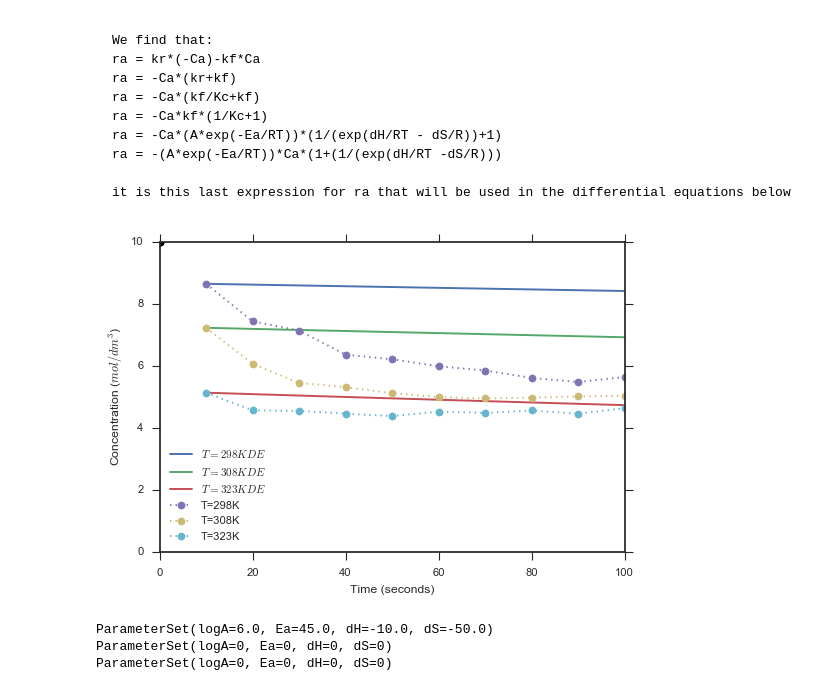
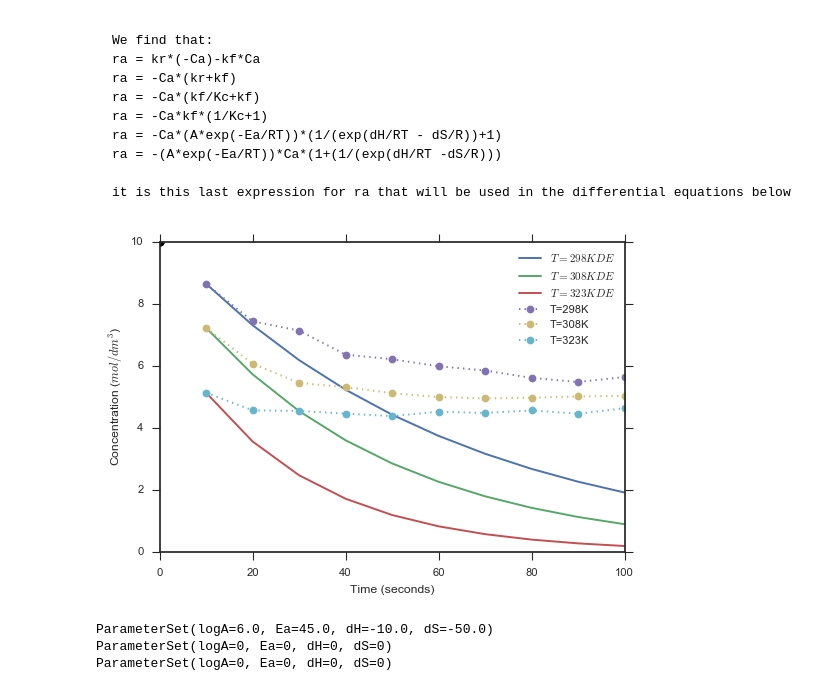
Before and after one commit to khalligan7/regression, a Jupyter notebook: FittingExercise.ipynb, the cells around one changed output. Cells and saved outputs as stored; diff of their text form; code cells hidden in the pictures.

```diff
--- a/FittingExercise.ipynb
+++ b/FittingExercise.ipynb
@@ -175,40 +175,40 @@ def dCvectordt(Cvector,t):
     Ca1,Ca2,Ca3 = Cvector
     A = exp(6.)
     Ea = 45.
-    dH = -10.
+    dH = -20.
     dS = -50.
     T1 = 298.15
     T2 = 308.15
     T3 = 323.15
     R = 8.315
     ra1 = -(A*exp((-1000*Ea)/(R*T1)))*Ca1*(1+(1/(exp(((dH*1000.)/(R*T1))-((dS/1000.)/R)))))
     ra2 = -(A*exp((-1000*Ea)/(R*T2)))*Ca2*(1+(1/(exp(((dH*1000.)/(R*T2))-((dS/1000.)/R)))))
     ra3 = -(A*exp((-1000*Ea)/(R*T3)))*Ca3*(1+(1/(exp(((dH*1000.)/(R*T3))-((dS/1000.)/R)))))
     dCa1dt = ra1
     dCa2dt = ra2
     dCa3dt = ra3
     return [dCa1dt, dCa2dt, dCa3dt]
 
 timesteps = np.linspace(10,100,10)
 Ca10 = 8.649 #g/L
 Ca20 = 7.230 #g/L
 Ca30 = 5.137 #g/L
 Cvector0 = [Ca10,Ca20,Ca30]
 Y_result = scipy.integrate.odeint(dCvectordt,Cvector0,timesteps)
 Ca1,Ca2,Ca3 = Y_result.T
 
 fig=plt.figure(figsize=(6, 4), dpi= 80, facecolor='w', edgecolor='k')
 plt.plot(timesteps, Ca1, label='$T=298K DE$')
 plt.plot(timesteps, Ca2, label ='$T=308K DE$')
 plt.plot(timesteps, Ca3, label ='$T=323K DE$')
 for i,e in enumerate(experiments):
     plot_experiment(e)
 plt.legend(loc="best")
 plt.xlabel('Time (seconds)')
 plt.ylabel('Concentration ($mol/dm^3$)')
 plt.show()
 # %% [output]
-[figure, old version]
+[figure, new version]
 # %%
 # Finish your notebook with this cell
 print(starting_guess)
```
